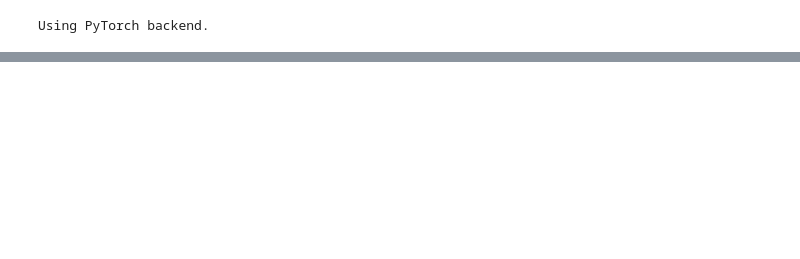
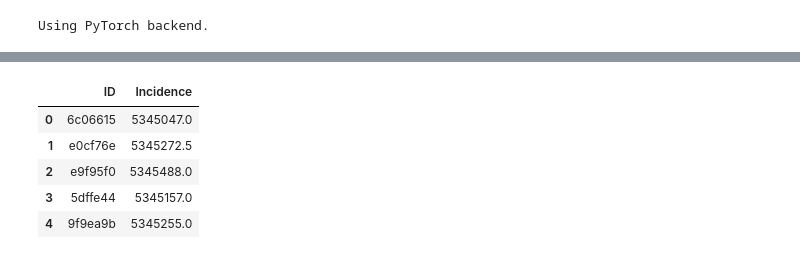
Before and after one commit to AlanAndrews/Air_toxicity, a Jupyter notebook: trang_code/02c_modeling.ipynb, the cells around one changed output, grey strips where cells are left out. Saved outputs shown, nothing was run; the diff lists cells and outputs as text; code cells hidden in the pictures; blank space fills up the shorter version.

```diff
--- a/trang_code/02c_modeling.ipynb
+++ b/trang_code/02c_modeling.ipynb
@@ -84,0 +90,2 @@ Epoch 10/10
+# %%
+nn_preds = model.predict(test_numeric)
@@ -84,0 +104,14 @@ Epoch 10/10
+# %%
+test_preds_nn = pd.DataFrame({
+    'ID': test['ID'],
+    'Incidence': nn_preds.flatten()
+})
+
+test_preds_nn.head()
+# %% [output]
+|  | ID | Incidence |
+| 0 | 6c06615 | 5345047.0 |
+| 1 | e0cf76e | 5345272.5 |
+| 2 | e9f95f0 | 5345488.0 |
+| 3 | 5dffe44 | 5345157.0 |
+| 4 | 9f9ea9b | 5345255.0 |
```
Also changed, not shown: parts of 16 cells of this notebook, 3 other files.
